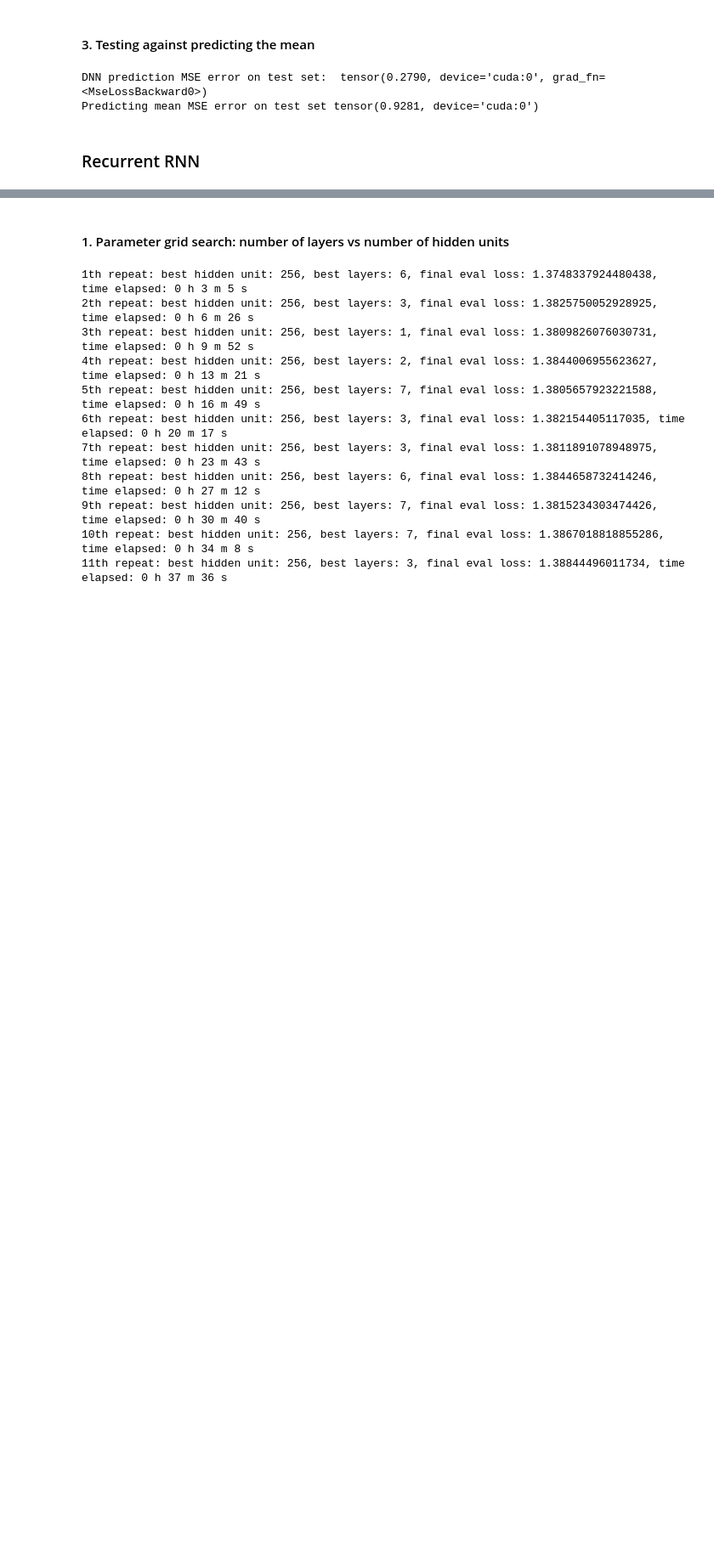
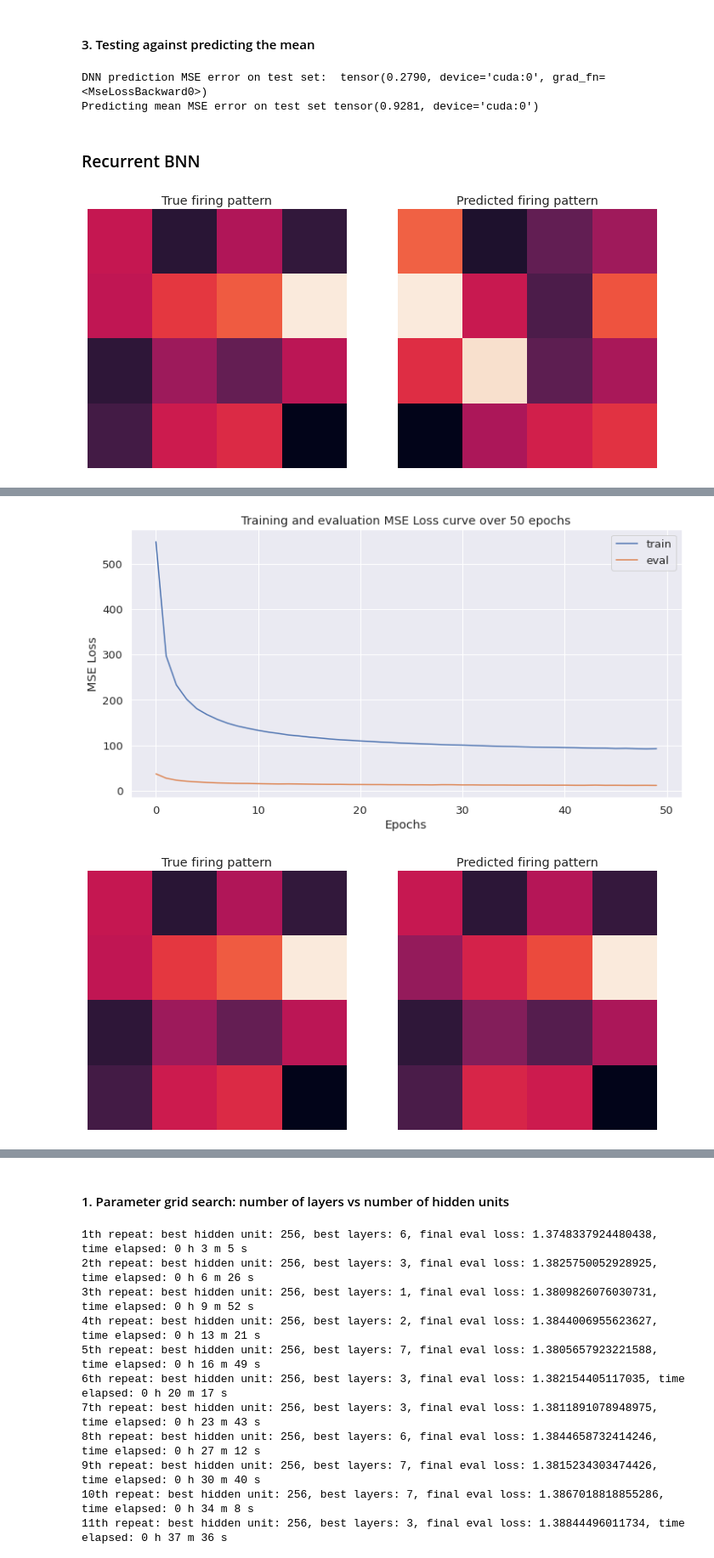
Before and after one commit to cngzlsh/BrainNet, a Jupyter notebook: experiments.ipynb, the cells around one changed output, grey strips where cells are left out. Shown at 85% size. Saved outputs shown, nothing was run; the diff lists cells and outputs as text; code cells hidden in the pictures; blank space fills up the shorter version.

```diff
--- a/experiments.ipynb
+++ b/experiments.ipynb
@@ -247,7 +248,7 @@ print('Predicting mean MSE error on test set', F.mse_loss(torch.mean(Y_test, dim
 DNN prediction MSE error on test set:  tensor(0.2790, device='cuda:0', grad_fn=<MseLossBackward0>)
 Predicting mean MSE error on test set tensor(0.9281, device='cuda:0')
 # %% [markdown]
-### Recurrent RNN
+### Recurrent BNN
 # %%
 X_train, Y_train = load_data('./data/', 'abnn_recur_train_256_0.5_4_0.5.pkl')
 X_test, Y_test = load_data('./data/', 'abnn_recur_test_256_0.5_4_0.5.pkl')
@@ -267,0 +269,33 @@ valid_dataloader = DataLoader(valid_dataset, batch_size=batch_size, shuffle=True
+# %%
+_X_train = X_train.view(-1, 16)
+_Y_train = Y_train.view(-1, 16)
+_X_test = X_test.view(-1, 16)
+_Y_test = Y_test.view(-1, 16)
+
+train_dataset = BNN_Dataset(_X_train, _Y_train)
+train_dataloader = DataLoader(train_dataset, batch_size=batch_size, shuffle=False)
+
+test_dataset = BNN_Dataset(_X_test, _Y_test)
+test_dataloader = DataLoader(test_dataset, batch_size=batch_size, shuffle=False)
+
+v_idx = np.random.randint(0, len(Y_test)) # a random label in the test set to visualise
+
+# deep learning model
+DNN = FeedForwardDNN(input_dim=16, hidden_dim=256, n_layers=3, output_dim=16).to(device)
+
+# training parameters
+optimiser = torch.optim.Adam(DNN.parameters(), lr=1e-3)
+criterion = nn.MSELoss()
+visualise_prediction(_Y_test[v_idx,:], DNN(_X_test[v_idx,:]))
+
+train_losses, eval_losses = train(
+    model=DNN,
+    train_loader=train_dataloader, test_loader=test_dataloader,
+    optimiser=optimiser, criterion=criterion, num_epochs=n_epochs,
+    verbose=True, force_stop=False)
+
+plot_loss_curves(train_losses, eval_losses, loss_func='MSE Loss')
+
+visualise_prediction(_Y_test[v_idx,:], DNN(_X_test[v_idx,:])) # visualise after training
+# %% [output]
+[figure, added]
@@ -267,0 +319,2 @@ valid_dataloader = DataLoader(valid_dataset, batch_size=batch_size, shuffle=True
+[figure, added]
+[figure, added]
```
Also changed, not shown: parts of 22 cells of this notebook, 3 other files.
